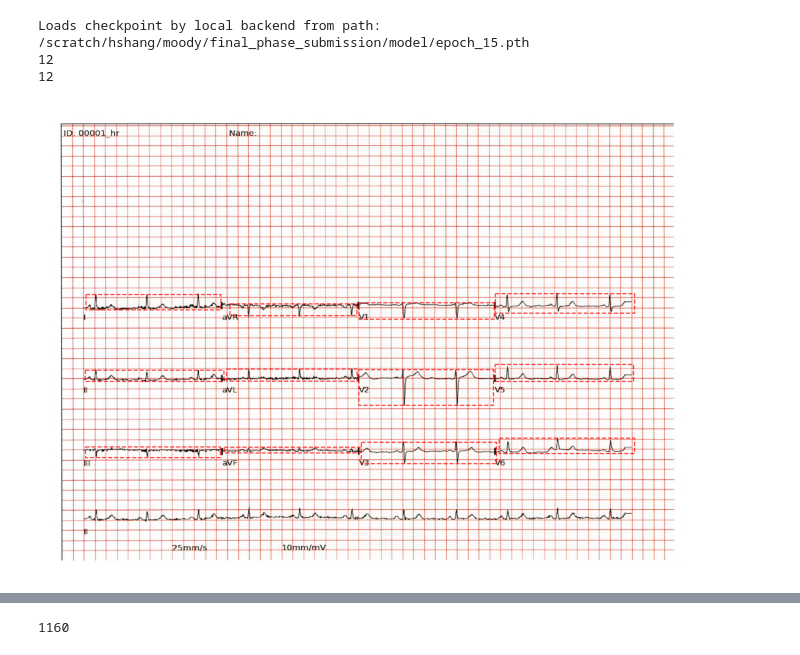
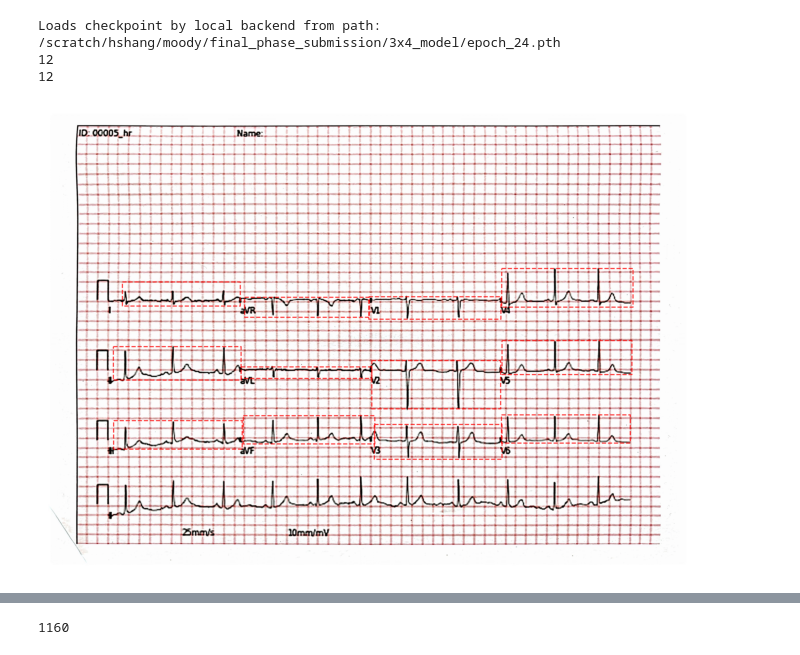
Before and after one commit to MINSMoody/ECG_Paper_Digitization_via_Faster_R-CNN_and_U-Net, a Jupyter notebook: TeamCode/src/exp.ipynb, the cells around one changed output, grey strips where cells are left out. Cells and saved outputs as stored; diff of their text form; code cells hidden in the pictures.

```diff
--- a/TeamCode/src/exp.ipynb
+++ b/TeamCode/src/exp.ipynb
@@ -477,7 +477,8 @@ import pickle
 
 
 
-record = '/scratch/hshang/moody/final_phase_submission/official-phase-mins-eth/TeamCode/tests/resources/test_on_scan/00001_hr'
+# record = '/scratch/hshang/moody/final_phase_submission/test_data/00010_hr'
+record='/scratch/hshang/moody/final_phase_submission/official-phase-mins-eth/TeamCode/tests/resources/test_scan/00005_hr'
 pkl_pth = '/scratch/hshang/moody/final_phase_submission/official-phase-mins-eth/to_dump.pkl'
 header_pth = record+'.hea'
 with open(header_pth, 'r') as f:
@@ -624,28 +625,28 @@ from mmdet.apis import init_detector, inference_detector
 import os
 import cv2
 import numpy as np
-def remove_image_gradients(image_array):
-   # Step 2: Split the image into R, G, B channels
-    if image_array.shape[2] == 4:
-        b_channel, g_channel, r_channel, a_channel = cv2.split(image_array)
-    elif image_array.shape[2] == 3:
-        b_channel, g_channel, r_channel = cv2.split(image_array)
-        a_channel = np.ones_like(b_channel) * 255
-    else: return image_array
+# def remove_image_gradients(image_array):
+#    # Step 2: Split the image into R, G, B channels
+#     if image_array.shape[2] == 4:
+#         b_channel, g_channel, r_channel, a_channel = cv2.split(image_array)
+#     elif image_array.shape[2] == 3:
+#         b_channel, g_channel, r_channel = cv2.split(image_array)
+#         a_channel = np.ones_like(b_channel) * 255
+#     else: return image_array
 
-    # Step 3: Apply Laplacian filter to each channel
-    laplacian_b = cv2.Laplacian(b_channel, cv2.CV_64F)
-    laplacian_g = cv2.Laplacian(g_channel, cv2.CV_64F)
-    laplacian_r = cv2.Laplacian(r_channel, cv2.CV_64F)
+#     # Step 3: Apply Laplacian filter to each channel
+#     laplacian_b = cv2.Laplacian(b_channel, cv2.CV_64F)
+#     laplacian_g = cv2.Laplacian(g_channel, cv2.CV_64F)
+#     laplacian_r = cv2.Laplacian(r_channel, cv2.CV_64F)
 
-    # Convert the result back to uint8 (8-bit image) because Laplacian can result in negative values
-    laplacian_b = cv2.convertScaleAbs(laplacian_b)
-    laplacian_g = cv2.convertScaleAbs(laplacian_g)
-    laplacian_r = cv2.convertScaleAbs(laplacian_r)
+#     # Convert the result back to uint8 (8-bit image) because Laplacian can result in negative values
+#     laplacian_b = cv2.convertScaleAbs(laplacian_b)
+#     laplacian_g = cv2.convertScaleAbs(laplacian_g)
+#     laplacian_r = cv2.convertScaleAbs(laplacian_r)
 
-    # Step 4: Merge the channels back together
-    laplacian_rgb = cv2.merge((laplacian_b, laplacian_g, laplacian_r))
-    return laplacian_rgb
+#     # Step 4: Merge the channels back together
+#     laplacian_rgb = cv2.merge((laplacian_b, laplacian_g, laplacian_r))
+#     return laplacian_rgb
 # model_name = "mask_combo_loss_higher_res2"
 model_name = "maskrcnn_res101"
 # model_name = "deform_detr"
@@ -656,14 +657,17 @@ config = os.path.join(work_dir, f'{model_name}.py')
 
 # img_dir = '/scratch/hshang/moody/final_phase_submission/official-phase-mins-eth/TeamCode/tests/resources/test_scan'
 # img_dir = os.path.join(img_dir, '00005_hr-0.png')
-img_dir = '/scratch/hshang/moody/final_phase_submission/official-phase-mins-eth/TeamCode/tests/resources/test_on_scan/00001_hr-0.png'
+img_dir = '/scratch/hshang/moody/final_phase_submission/official-phase-mins-eth/TeamCode/tests/resources/test_scan/00005_hr-0.png'
 # img_dir = '/scratch/hshang/moody/final_phase_submission/official-phase-mins-eth/TeamCode/tests/resources/test_data/00003_lr-0.png'
+# img_dir = '/scratch/hshang/moody/final_phase_submission/test_data/00002_hr-0.png'
+# img_dir = '/scratch/hshang/moody/final_training_set/processed_data/00006_hr-0.png'
 img = mmcv.imread(img_dir,channel_order='rgb')
-checkpoint_file = '/scratch/hshang/moody/final_phase_submission/model/epoch_15.pth'
+# checkpoint_file = '/scratch/hshang/moody/final_phase_submission/model/epoch_15.pth'
+checkpoint_file = '/scratch/hshang/moody/final_phase_submission/3x4_model/epoch_24.pth'
 # checkpoint_file = os.path.join(f'/scratch/hshang/moody/final_phase_submission/official-phase-mins-eth/TeamCode/src/configs_ckpts/', 'epoch_12.pth')
 model = init_detector(config, checkpoint_file, device='cpu')
-processed_img = remove_image_gradients(img)
-new_result = inference_detector(model, processed_img)
+# processed_img = remove_image_gradients(img)
+new_result = inference_detector(model, img)
 # print(new_result)
 
 from mmengine.visualization import Visualizer
@@ -770,35 +774,35 @@ def filter_boxes(pred_bboxes, pred_labels, pred_scores, pred_masks):
         pred_masks = pred_masks[indices]
         pred_scores = pred_scores[indices]
 
     return pred_bboxes, pred_labels, pred_scores, pred_masks
 
 filtered_bboxes, filtered_labels, filtered_scores, filtered_masks = filter_boxes(pred_bboxes, pred_labels, pred_scores, pred_masks)
 
 
 
 
 # pred_image = mmcv.imread(img_dir, channel_order='rgb')
 visualizer = Visualizer(image=img)
 
 # draw multiple bboxes
 # single bbox formatted as [xyxy]
 print(len(filtered_bboxes))
 visualizer.draw_bboxes(filtered_bboxes, edge_colors='r',
                        line_widths=3, line_styles = '--')
 
 # visualizer.draw_texts(pred_scores.cpu().numpy(), pred_bboxes)
 ## to draw a box formatted as [xyxy]
 # visualizer.draw_bboxes(torch.tensor([[33, 120, 209, 220], [72, 13, 179, 147]]))
 
 # visualizer.draw_binary_masks(new_result.pred_instances.masks) ## this also works
 # visualizer.draw_binary_masks(filtered_masks, colors=(0, 0, 255), alphas=0.9)
 
 visualizer.show()
 # %% [output]
-Loads checkpoint by local backend from path: /scratch/hshang/moody/final_phase_submission/model/epoch_15.pth
+Loads checkpoint by local backend from path: /scratch/hshang/moody/final_phase_submission/3x4_model/epoch_24.pth
 12
 12
-[figure, old version]
+[figure, new version]
 # %%
 from mmseg.registry import DATASETS
 from mmseg.datasets import BaseSegDataset
```
Also changed, not shown: parts of 2 cells of this notebook, 38 other files.
